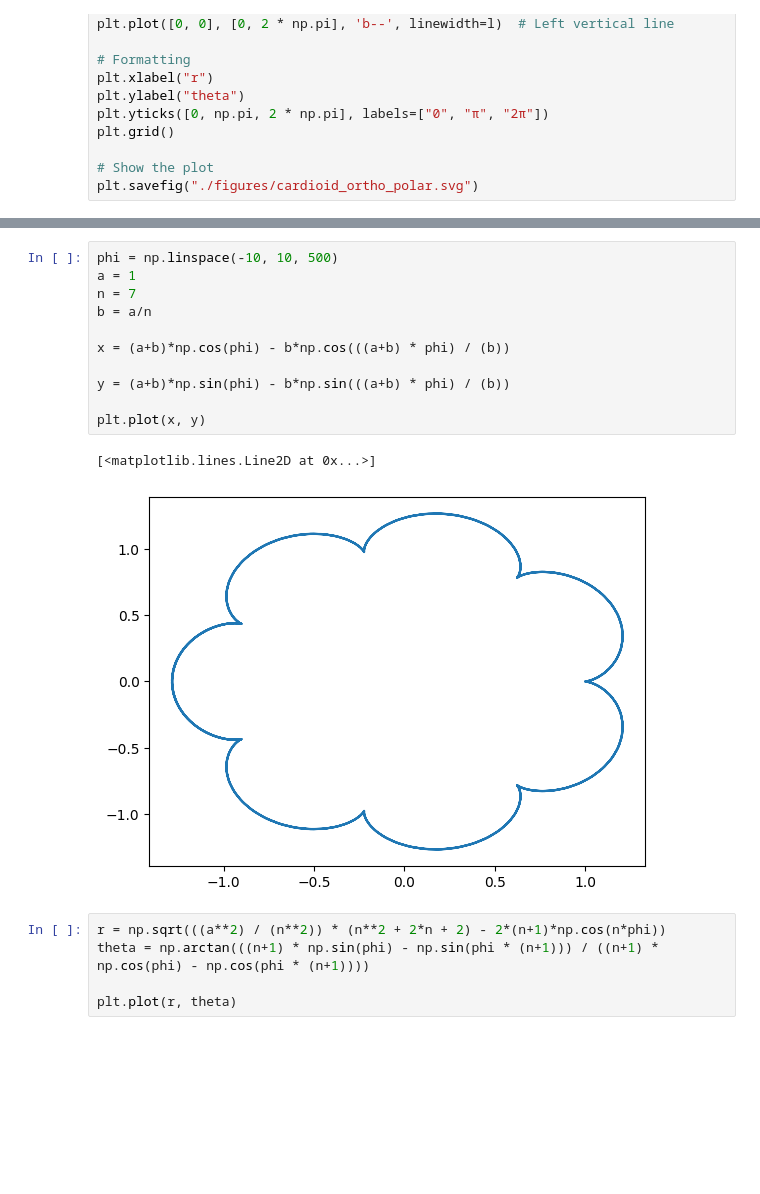
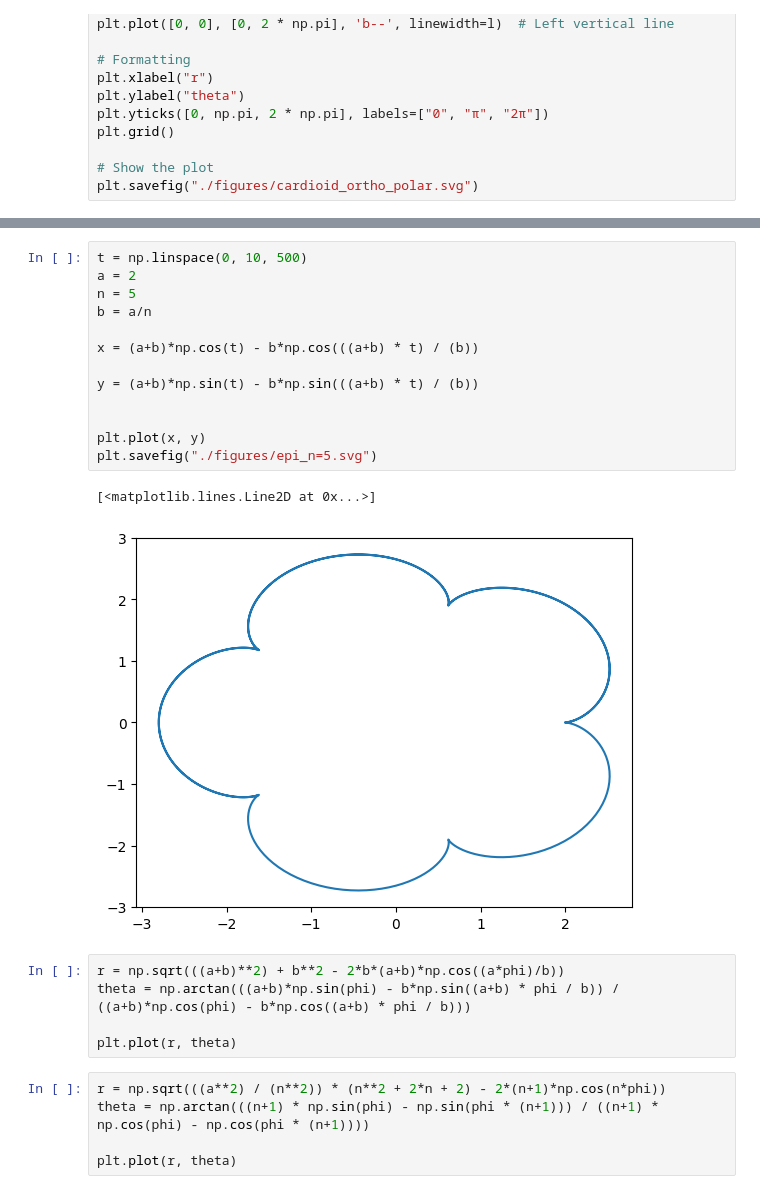
Before and after one commit to ImJudgement7497/Q-BIDs, a Jupyter notebook: plotting.ipynb, the cells around one changed output, grey strips where cells are left out. Saved outputs shown, nothing was run; the diff lists cells and outputs as text; blank space fills up the shorter version.

Commit message:
created epi_n=5 figure

```diff
--- a/plotting.ipynb
+++ b/plotting.ipynb
@@ -222,17 +230,24 @@ plt.plot(x, y)
 # %%
-phi = np.linspace(-10, 10, 500)
-a = 1
-n = 7
+t = np.linspace(0, 10, 500)
+a = 2
+n = 5
 b = a/n
 
-x = (a+b)*np.cos(phi) - b*np.cos(((a+b) * phi) / (b))
+x = (a+b)*np.cos(t) - b*np.cos(((a+b) * t) / (b))
 
-y = (a+b)*np.sin(phi) - b*np.sin(((a+b) * phi) / (b))
+y = (a+b)*np.sin(t) - b*np.sin(((a+b) * t) / (b))
+
 
 plt.plot(x, y)
+plt.savefig("./figures/epi_n=5.svg")
 # %% [output]
 [<matplotlib.lines.Line2D at 0x...>]
-[figure, old version]
+[figure, new version]
+# %%
+r = np.sqrt(((a+b)**2) + b**2 - 2*b*(a+b)*np.cos((a*phi)/b))
+theta = np.arctan(((a+b)*np.sin(phi) - b*np.sin((a+b) * phi / b)) / ((a+b)*np.cos(phi) - b*np.cos((a+b) * phi / b)))
+
+plt.plot(r, theta)
 # %%
 r = np.sqrt(((a**2) / (n**2)) * (n**2 + 2*n + 2) - 2*(n+1)*np.cos(n*phi))
 theta = np.arctan(((n+1) * np.sin(phi) - np.sin(phi * (n+1))) / ((n+1) * np.cos(phi) - np.cos(phi * (n+1))))
```
Also changed, not shown: parts of 5 cells of this notebook, 1 other file.
